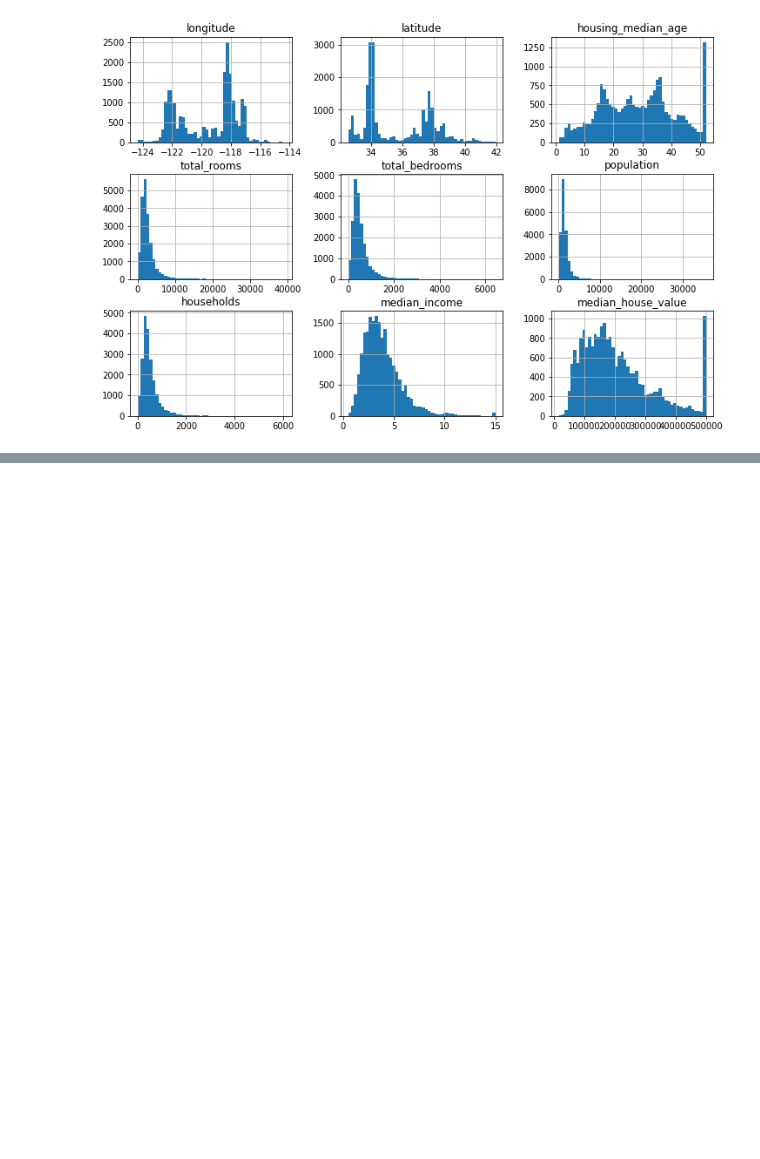
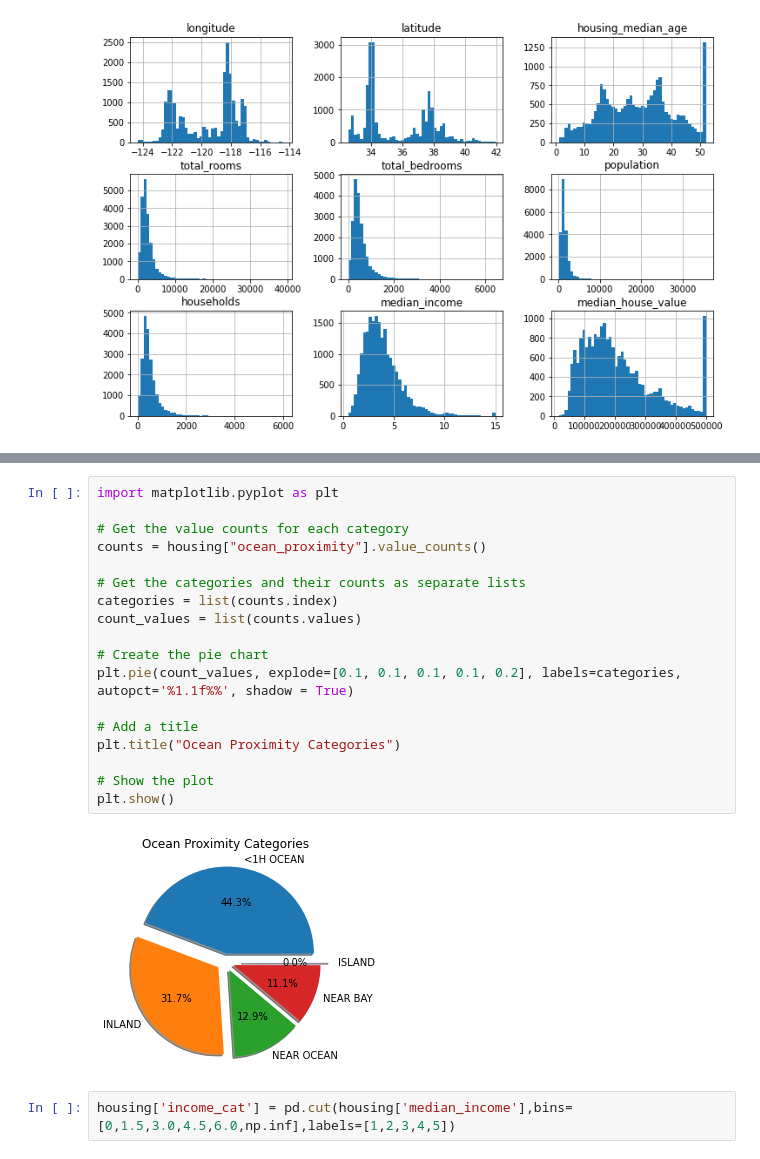
Before and after one commit to iupui-soic/pybootcamp, a Jupyter notebook: sakshishah.ipynb, the cells around one changed output, grey strips where cells are left out. Cells and saved outputs as stored; diff of their text form; blank space fills up the shorter version.

```diff
--- a/sakshishah.ipynb
+++ b/sakshishah.ipynb
@@ -81,0 +107,22 @@ plt.show()
+# %%
+import matplotlib.pyplot as plt
+
+# Get the value counts for each category
+counts = housing["ocean_proximity"].value_counts()
+
+# Get the categories and their counts as separate lists
+categories = list(counts.index)
+count_values = list(counts.values)
+
+# Create the pie chart
+plt.pie(count_values, explode=[0.1, 0.1, 0.1, 0.1, 0.2], labels=categories, autopct='%1.1f%%', shadow = True)
+
+# Add a title
+plt.title("Ocean Proximity Categories")
+
+# Show the plot
+plt.show()
+# %% [output]
+[figure, added]
+# %%
+housing['income_cat'] = pd.cut(housing['median_income'],bins=[0,1.5,3.0,4.5,6.0,np.inf],labels=[1,2,3,4,5])
```
Also changed, not shown: parts of 13 cells of this notebook.
